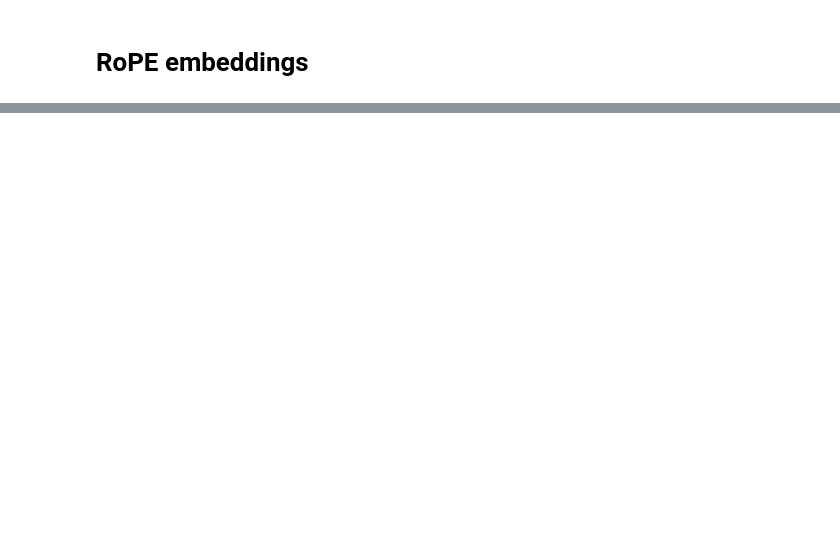
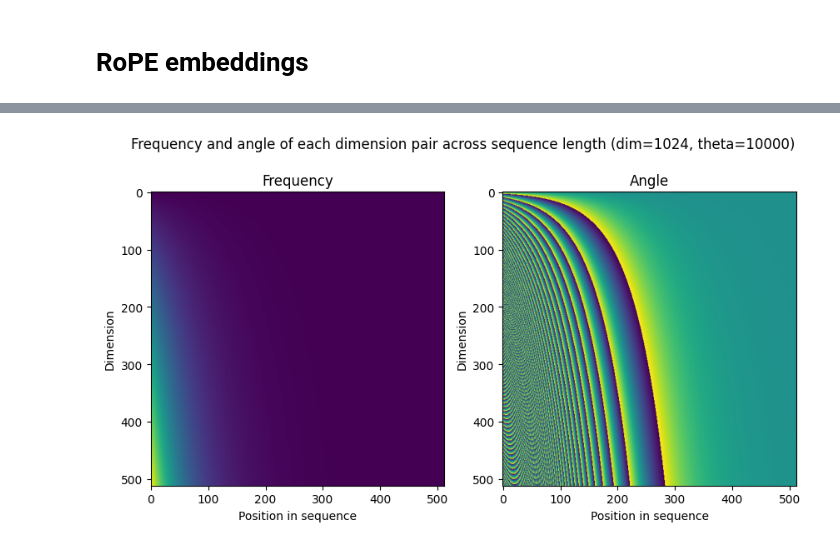
Before and after one commit to Jjschwartz/gollem, a Jupyter notebook: notebooks/rope.ipynb, the cells around one changed output, grey strips where cells are left out. Drawn from its saved outputs; the diff is of its cells as text; code cells hidden in the pictures; blank space fills up the shorter version.

```diff
--- a/notebooks/rope.ipynb
+++ b/notebooks/rope.ipynb
@@ -149,0 +106,28 @@ def apply_rotary_emb(
+# %%
+# plot heatmap of the freqs_cis for a given dim and theta
+dim = 1024
+theta = 10000
+seq_len = 512
+abs_freqs = compute_freqs(dim, seq_len, theta)
+# convert freqs (which are floatsrange from [0, inf) into actual angles in radians [-pi, pi]
+# i.e. we want to map [0, inf) -> [-pi, pi]
+mod_freqs = convert_freqs_to_angles(abs_freqs)
+
+fig, ax = plt.subplots(1, 2, figsize=(10, 5))
+
+ax[0].imshow(abs_freqs, cmap="viridis")
+ax[0].set_title("Frequency")
+ax[0].set_xlabel("Position in sequence")
+ax[0].set_ylabel("Dimension")
+
+ax[1].imshow(mod_freqs, cmap="viridis")
+ax[1].set_title("Angle")
+ax[1].set_xlabel("Position in sequence")
+ax[1].set_ylabel("Dimension")
+
+fig.suptitle(
+    f"Frequency and angle of each dimension pair across sequence length (dim={dim}, theta={theta})"
+)
+plt.show()
+# %% [output]
+[figure, added]
```
Also changed, not shown: parts of 19 cells of this notebook, 1 other file.
